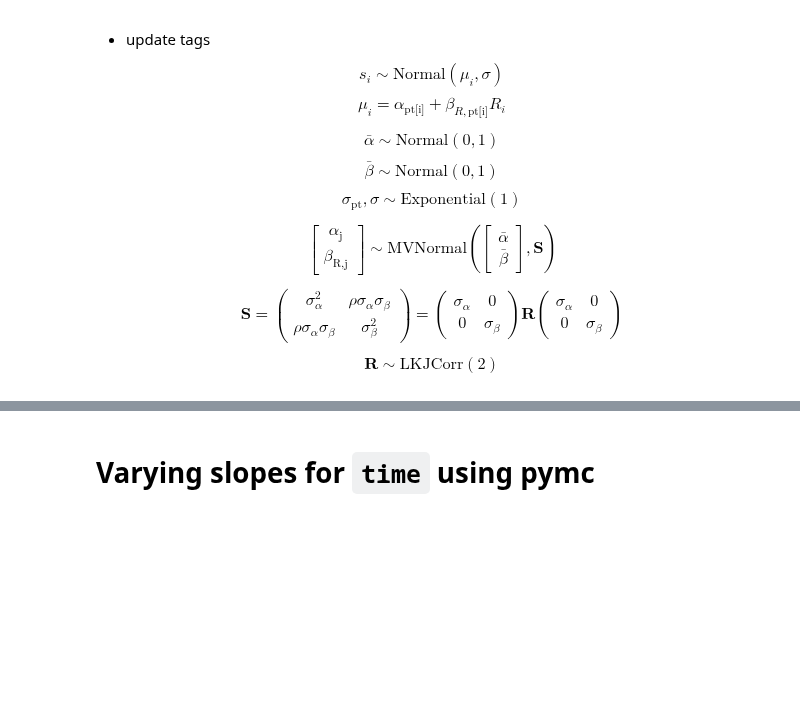
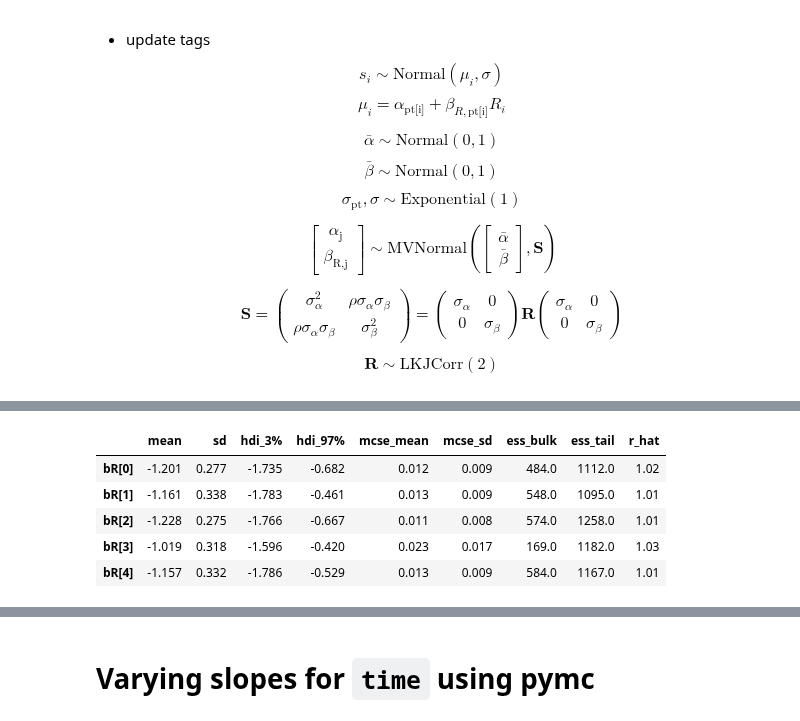
Before and after one commit to benslack19/benslack19.github.io, a Jupyter notebook: _posts_drafts/2024-05-29-time-series-varying-effects.ipynb, the cells around one changed output, grey strips where cells are left out. Saved outputs shown, nothing was run; the diff lists cells and outputs as text; code cells hidden in the pictures; blank space fills up the shorter version.

```diff
--- a/_posts_drafts/2024-05-29-time-series-varying-effects.ipynb
+++ b/_posts_drafts/2024-05-29-time-series-varying-effects.ipynb
@@ -495,0 +567,9 @@ $$ \textbf{R} \sim \text{LKJCorr}(2) \tag{16} $$
+# %%
+az.summary(trace_m1, var_names=['bR']).head()
+# %% [output]
+|  | mean | sd | hdi_3% | hdi_97% | mcse_mean | mcse_sd | ess_bulk | ess_tail | r_hat |
+| bR[0] | -1.201 | 0.277 | -1.735 | -0.682 | 0.012 | 0.009 | 484.0 | 1112.0 | 1.02 |
+| bR[1] | -1.161 | 0.338 | -1.783 | -0.461 | 0.013 | 0.009 | 548.0 | 1095.0 | 1.01 |
+| bR[2] | -1.228 | 0.275 | -1.766 | -0.667 | 0.011 | 0.008 | 574.0 | 1258.0 | 1.01 |
+| bR[3] | -1.019 | 0.318 | -1.596 | -0.420 | 0.023 | 0.017 | 169.0 | 1182.0 | 1.03 |
+| bR[4] | -1.157 | 0.332 | -1.786 | -0.529 | 0.013 | 0.009 | 584.0 | 1167.0 | 1.01 |
```
Also changed, not shown: parts of 9 cells of this notebook.
